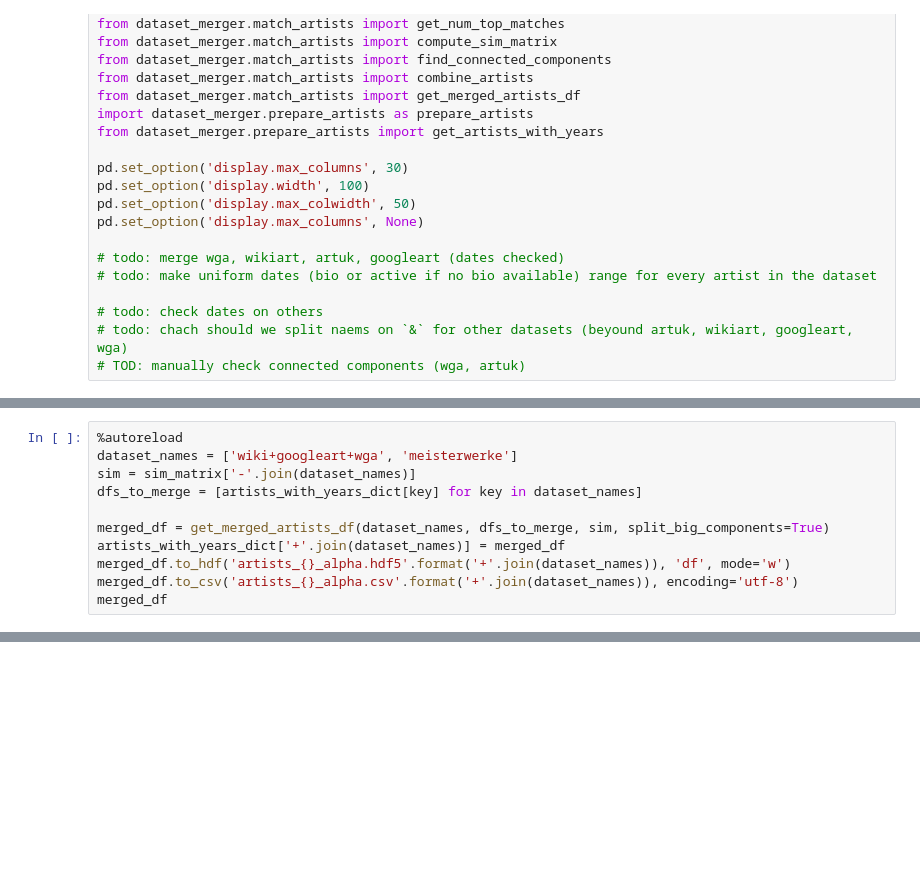
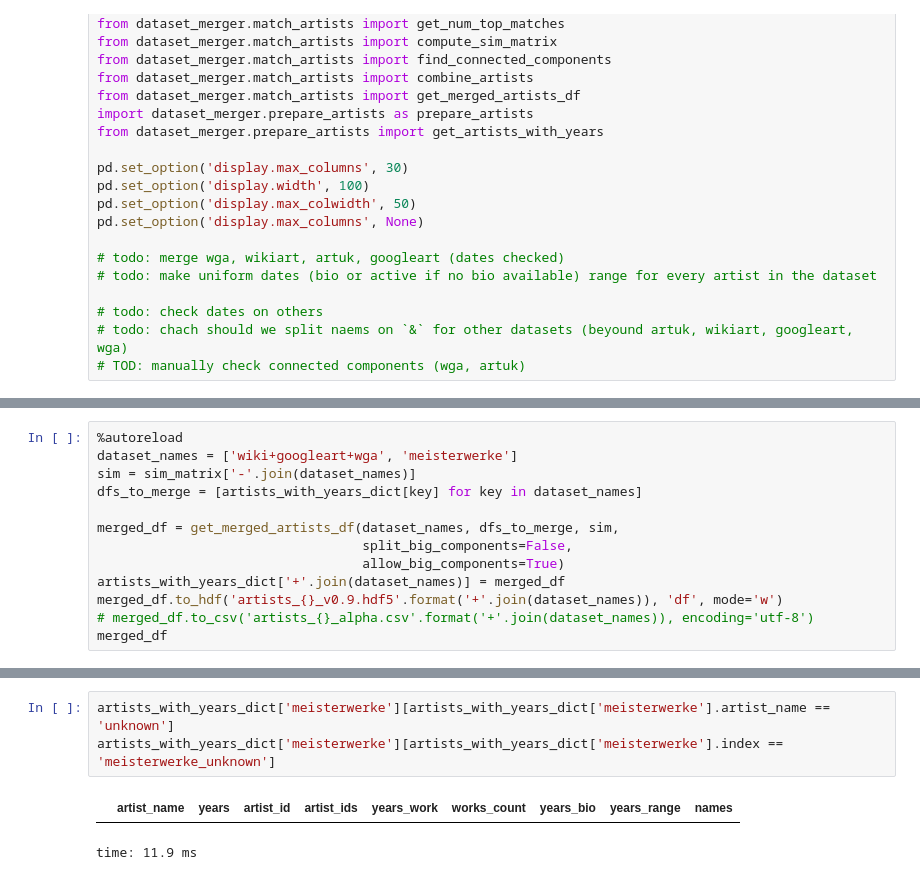
Before and after one commit to asanakoy/dataset_merger, a Jupyter notebook: aggregated/match_artists.ipynb, the cells around one changed output, grey strips where cells are left out. Saved outputs shown, nothing was run; the diff lists cells and outputs as text; blank space fills up the shorter version.

Commit message:
update. Merged 4 datasets

```diff
--- a/aggregated/match_artists.ipynb
+++ b/aggregated/match_artists.ipynb
@@ -597,10 +618,12 @@ dataset_names = ['wiki+googleart+wga', 'meisterwerke']
 sim = sim_matrix['-'.join(dataset_names)]
 dfs_to_merge = [artists_with_years_dict[key] for key in dataset_names]
 
-merged_df = get_merged_artists_df(dataset_names, dfs_to_merge, sim, split_big_components=True)
+merged_df = get_merged_artists_df(dataset_names, dfs_to_merge, sim,
+                                  split_big_components=False,
+                                  allow_big_components=True)
 artists_with_years_dict['+'.join(dataset_names)] = merged_df
-merged_df.to_hdf('artists_{}_alpha.hdf5'.format('+'.join(dataset_names)), 'df', mode='w')
-merged_df.to_csv('artists_{}_alpha.csv'.format('+'.join(dataset_names)), encoding='utf-8')
+merged_df.to_hdf('artists_{}_v0.9.hdf5'.format('+'.join(dataset_names)), 'df', mode='w')
+# merged_df.to_csv('artists_{}_alpha.csv'.format('+'.join(dataset_names)), encoding='utf-8')
 merged_df
 # %% [output]
 connected_components at the beginning: 11542
@@ -627,0 +652,6 @@ time: 21.8 s
+# %%
+artists_with_years_dict['meisterwerke'][artists_with_years_dict['meisterwerke'].artist_name == 'unknown']
+artists_with_years_dict['meisterwerke'][artists_with_years_dict['meisterwerke'].index == 'meisterwerke_unknown']
+# %% [output]
+|  | artist_name | years | artist_id | artist_ids | years_work | works_count | years_bio | years_range | names |
+time: 11.9 ms
```
Also changed, not shown: parts of 26 cells of this notebook, 14 other files.
